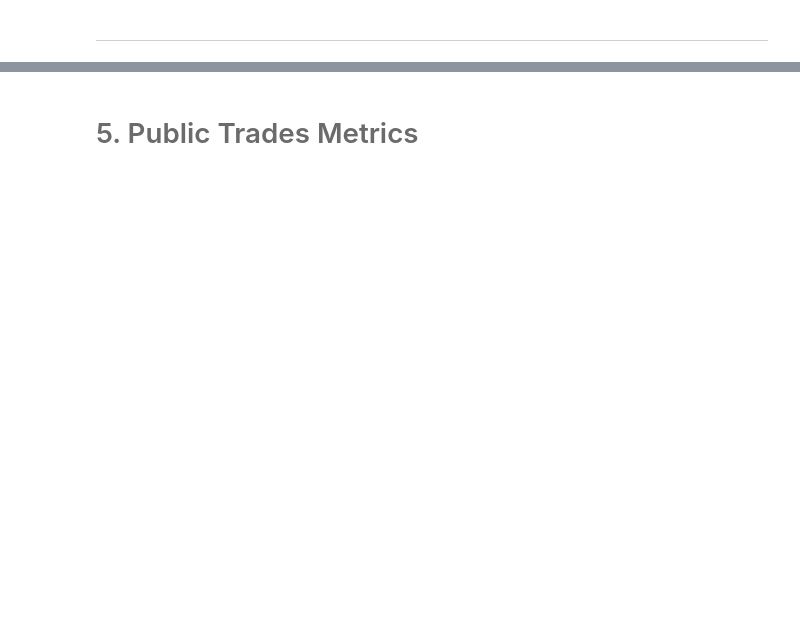
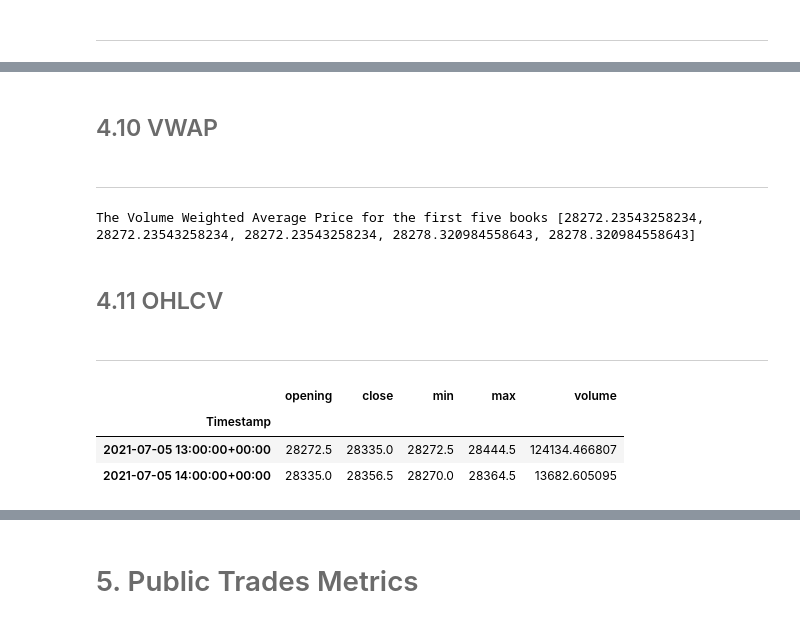
Before and after one commit to JuanPablo2019/myst_jprm_lab1, a Jupyter notebook: notebook.ipynb, the cells around one changed output, grey strips where cells are left out. Cells and saved outputs as stored; diff of their text form; code cells hidden in the pictures; blank space fills up the shorter version.

```diff
--- a/notebook.ipynb
+++ b/notebook.ipynb
@@ -114,0 +193,4 @@ m2
+# %%
+#ob calculations
+
+data_1 = fn.f_descriptive_ob(data_ob=ob_data)
@@ -122,0 +315,21 @@ m2
+# %% [markdown]
+## <font color= #6B6B6B> 4.10 VWAP  </font>
+# %% [markdown]
+<hr style="border:0.02in solid gray"> </hr>
+# %%
+m10=data_1['Volume Weighted Average Price']
+print('The Volume Weighted Average Price for the first five books',m10[0:5])
+# %% [output]
+The Volume Weighted Average Price for the first five books [28272.23543258234, 28272.23543258234, 28272.23543258234, 28278.320984558643, 28278.320984558643]
+# %% [markdown]
+## <font color= #6B6B6B> 4.11 OHLCV  </font>
+# %% [markdown]
+<hr style="border:0.02in solid gray"> </hr>
+# %%
+m11=data_1['OHLCV']
+m11
+# %% [output]
+|  | opening | close | min | max | volume |
+| Timestamp |  |  |  |  |  |
+| 2021-07-05 13:00:00+00:00 | 28272.5 | 28335.0 | 28272.5 | 28444.5 | 124134.466807 |
+| 2021-07-05 14:00:00+00:00 | 28335.0 | 28356.5 | 28270.0 | 28364.5 | 13682.605095 |
```
Also changed, not shown: parts of 124 cells of this notebook, 4 other files.
